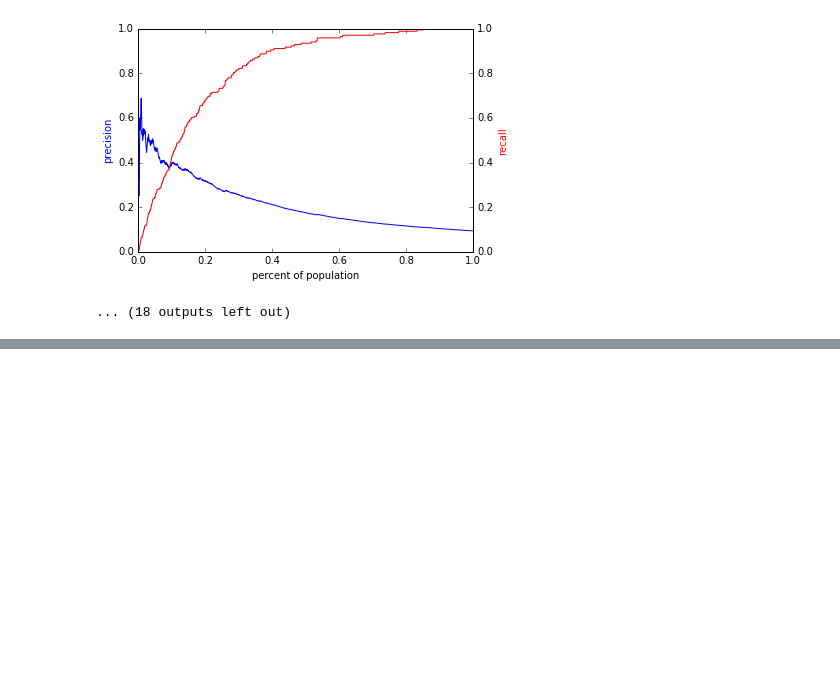
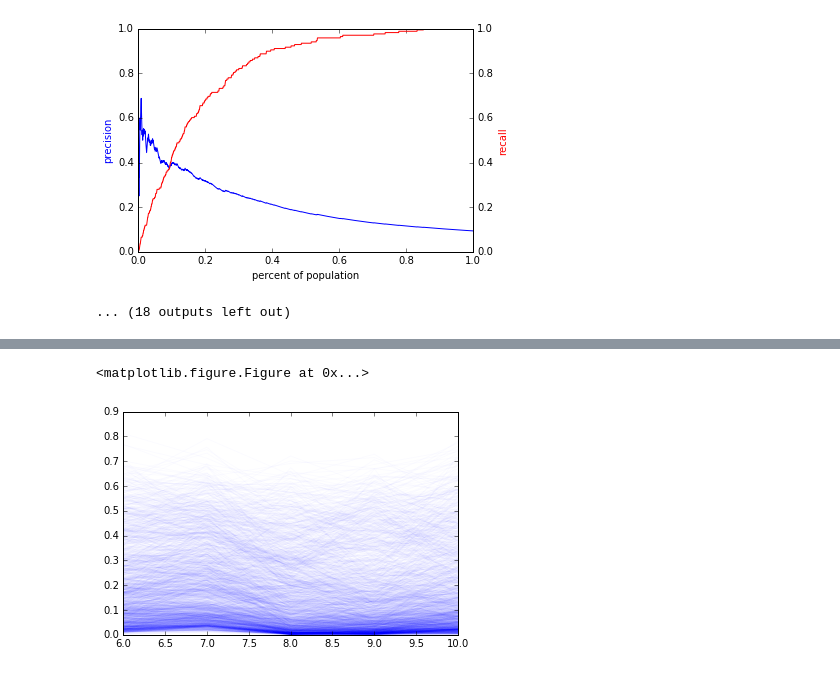
Before and after one commit to jgutman/mvesc, a Jupyter notebook: Descriptives/exploring_model_results_08_17.ipynb, the cells around one changed output, grey strips where cells are left out. Saved outputs shown, nothing was run; the diff lists cells and outputs as text; code cells hidden in the pictures; blank space fills up the shorter version.

Commit message:
updated graphics for 8 17 run

```diff
--- a/Descriptives/exploring_model_results_08_17.ipynb
+++ b/Descriptives/exploring_model_results_08_17.ipynb
@@ -291,0 +299,9 @@ for model in ['RF', 'logit']:
+# %%
+# risk scores over time all students
+plt.clf()
+fig1, ax1 = plt.subplots();
+ax1.plot(range(6,11), scores['RF'].as_matrix().transpose(), alpha=0.015, color = 'b');
+plt.show()
+# %% [output]
+<matplotlib.figure.Figure at 0x...>
+[figure, added]
```
Also changed, not shown: parts of 4 cells of this notebook.
